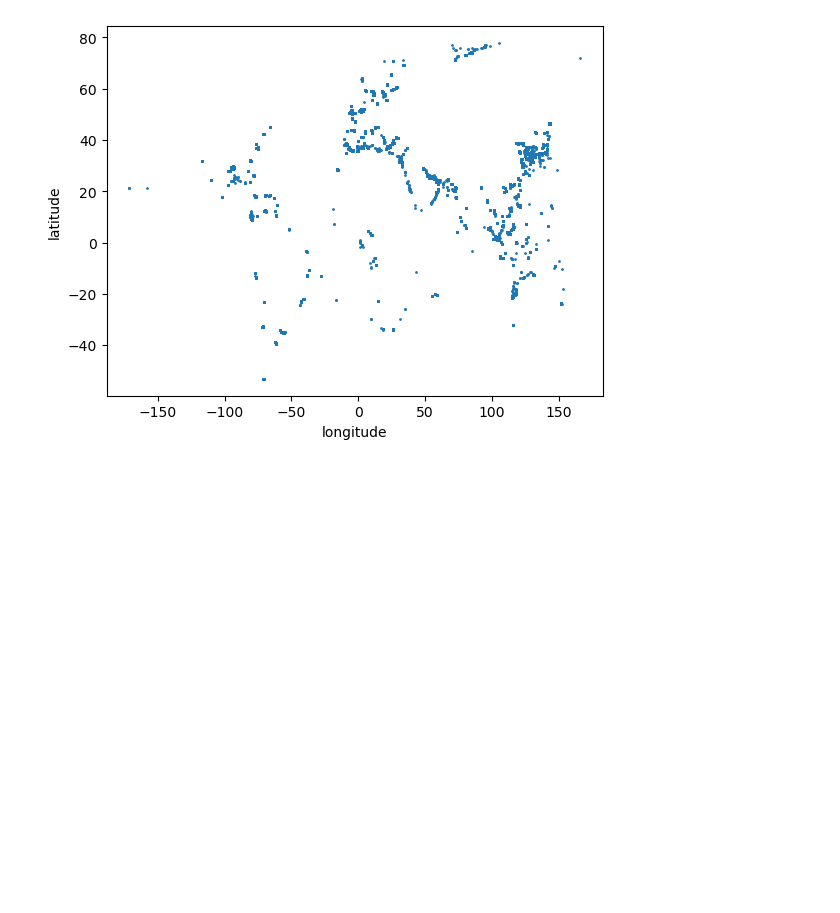
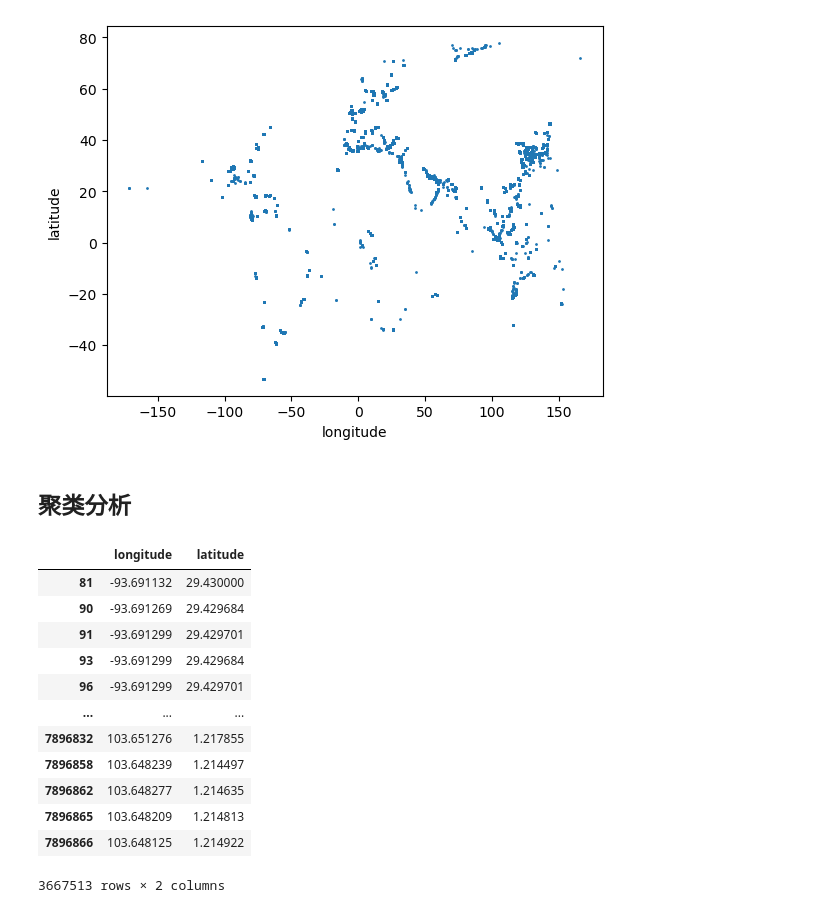
Before and after one commit to Fancyssc/LNG_Dataset_Processing, a Jupyter notebook: Algorithm.ipynb, the cells around one changed output. Cells and saved outputs as stored; diff of their text form; code cells hidden in the pictures; blank space fills up the shorter version.

```diff
--- a/Test.ipynb
+++ b/Algorithm.ipynb
@@ -29,10 +29,28 @@ plt.show()
 # %% [markdown]
 ## 数据预处理
 # %%
-data_tmp = dataFrame[(dataFrame['draft'] != 0) & (dataFrame['velocity'] == 0) ]
+data_tmp = dataFrame[(dataFrame['draft'] != 0) & (dataFrame['velocity'] == 0) & (dataFrame['velocity'] <300) ]
 plt.scatter(data_tmp["longitude"],data_tmp["latitude"],s=1)
 plt.xlabel("longitude")
 plt.ylabel("latitude")
 plt.show()
 # %% [output]
 [figure]
+# %% [markdown]
+## 聚类分析
+# %%
+lng_long_lati = data_tmp[['longitude','latitude']]
+# %% [output]
+|  | longitude | latitude |
+| 81 | -93.691132 | 29.430000 |
+| 90 | -93.691269 | 29.429684 |
+| 91 | -93.691299 | 29.429701 |
+| 93 | -93.691299 | 29.429684 |
+| 96 | -93.691299 | 29.429701 |
+| ... | ... | ... |
+| 7896832 | 103.651276 | 1.217855 |
+| 7896858 | 103.648239 | 1.214497 |
+| 7896862 | 103.648277 | 1.214635 |
+| 7896865 | 103.648209 | 1.214813 |
+| 7896866 | 103.648125 | 1.214922 |
+3667513 rows × 2 columns
```
Also changed, not shown: 2 other files.
